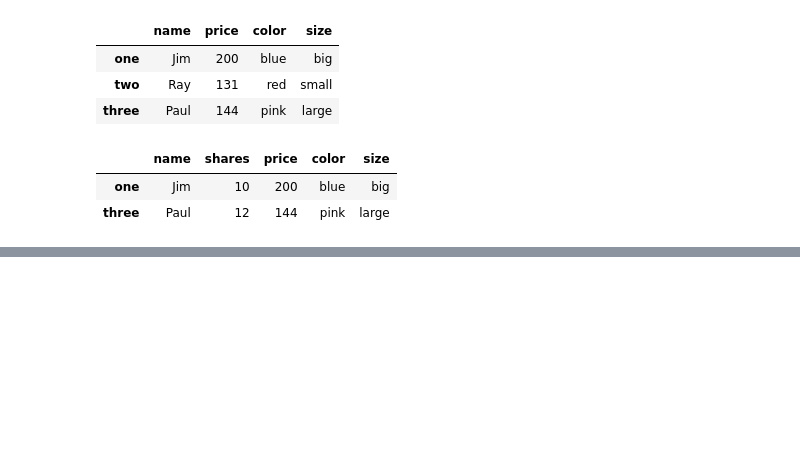
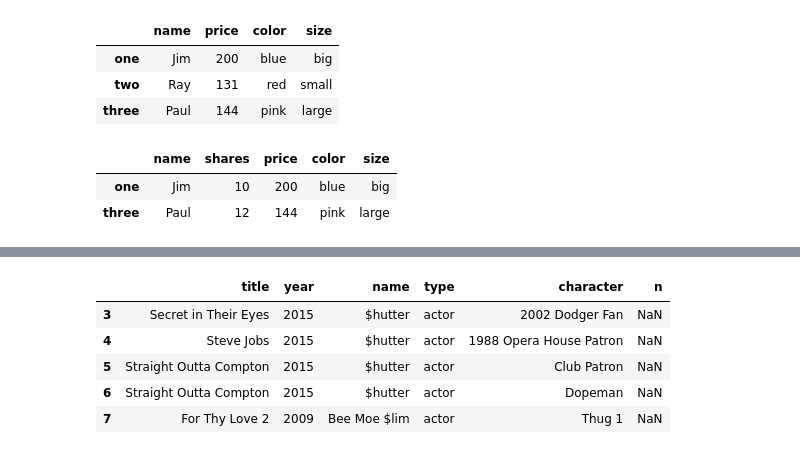
Before and after one commit to Duks31/pandas_numpy_tutorial, a Jupyter notebook: tut.ipynb, the cells around one changed output, grey strips where cells are left out. Saved outputs shown, nothing was run; the diff lists cells and outputs as text; code cells hidden in the pictures; blank space fills up the shorter version.

```diff
--- a/tut.ipynb
+++ b/tut.ipynb
@@ -178,0 +317,9 @@ df.drop('two', axis=0)
+# %%
+c[c['n'].isnull()].head()
+# %% [output]
+|  | title | year | name | type | character | n |
+| 3 | Secret in Their Eyes | 2015 | $hutter | actor | 2002 Dodger Fan | NaN |
+| 4 | Steve Jobs | 2015 | $hutter | actor | 1988 Opera House Patron | NaN |
+| 5 | Straight Outta Compton | 2015 | $hutter | actor | Club Patron | NaN |
+| 6 | Straight Outta Compton | 2015 | $hutter | actor | Dopeman | NaN |
+| 7 | For Thy Love 2 | 2009 | Bee Moe $lim | actor | Thug 1 | NaN |
```
Also changed, not shown: parts of 21 cells of this notebook, 2 other files.
